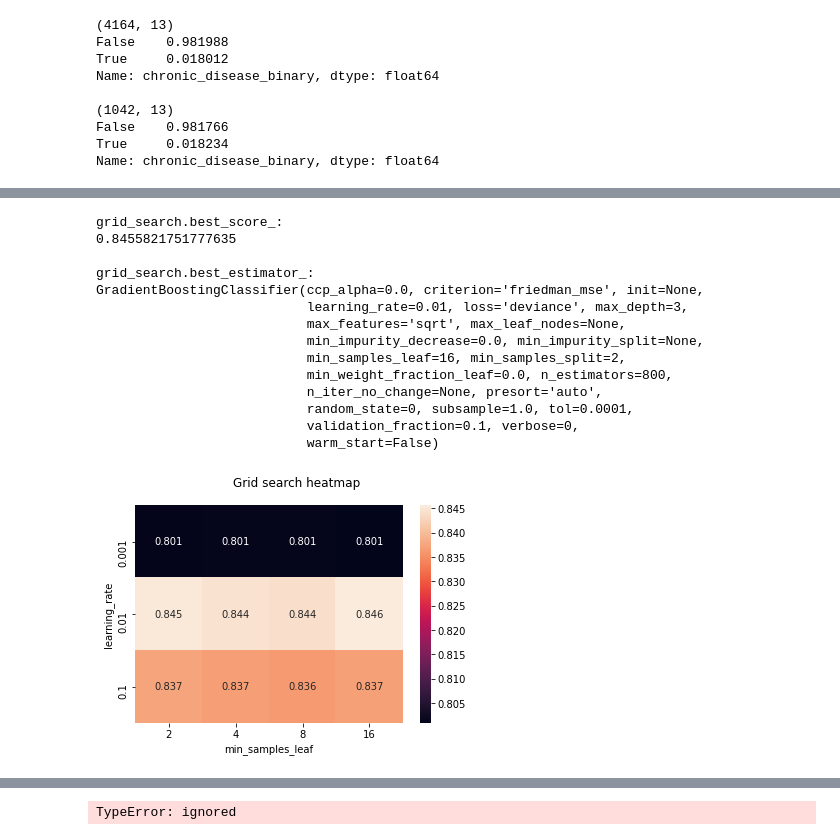
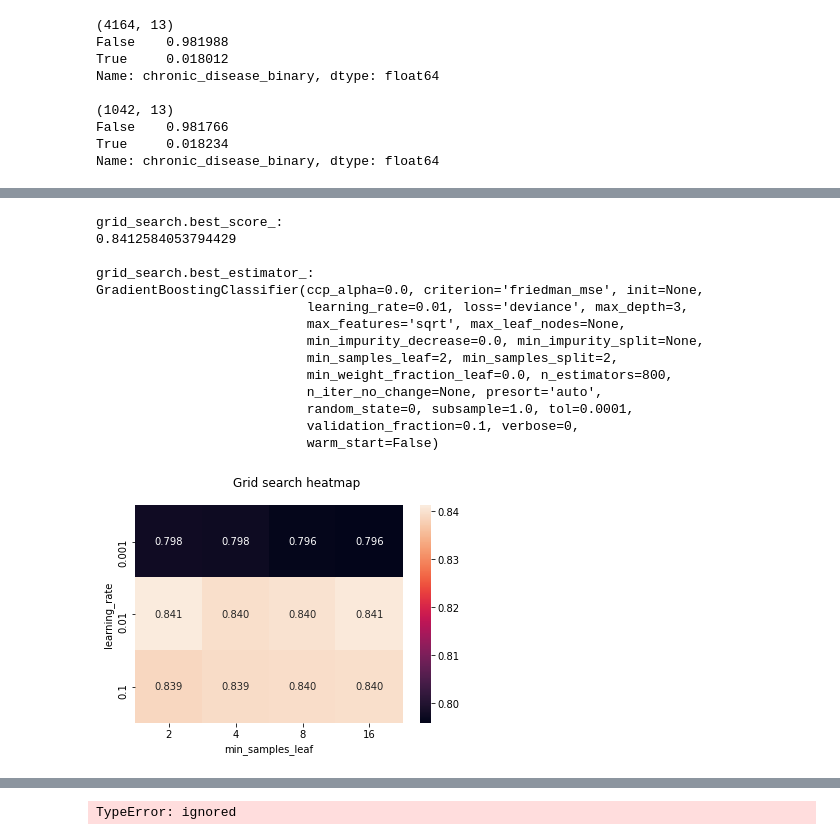
Before and after one commit to mattchap2/machine-learning, a Jupyter notebook: source-code.ipynb, the cells around one changed output, grey strips where cells are left out. Cells and saved outputs as stored; diff of their text form; code cells hidden in the pictures.

```diff
--- a/source-code.ipynb
+++ b/source-code.ipynb
@@ -1018,8 +1011,8 @@ dense_array_1hot = encoder.fit_transform(df[cat_attribs]).todense()
 columns_1hot = encoder.get_feature_names(cat_attribs)
 print('columns_1hot:', columns_1hot)
 
-df_1hot = pd.DataFrame(df_1hot, columns=columns_1hot)
-print(encoded_cat_df.head())
+df_1hot = pd.DataFrame(dense_array_1hot, columns=columns_1hot)
+print(df_1hot.head())
 # %% [output]
 columns_1hot: ['age_0-14' 'age_15-34' 'age_35-59' 'age_60-79' 'age_80+' 'sex_female'
  'sex_male']
@@ -1166,7 +1159,7 @@ clf_lr = LogisticRegression(class_weight='balanced', dual=False,
           n_jobs=1, random_state=0, tol=0.0001, verbose=0, warm_start=False)
 
 # Cross validated grid search
-gs_lr = GridSearchCV(clf_lr, grid_lr, return_train_score=True)  # note that by default, 3-fold cross validation is performed
+gs_lr = GridSearchCV(clf_lr, grid_lr, return_train_score=True, cv=4)  # note that by default, 3-fold cross validation is performed
 
 # Fit the model
 gs_lr.fit(X_train, y_train)
@@ -1217,36 +1210,32 @@ coef_:
 # %%
-# Note that for tree based classifiers like GBM,
-# we do not need to normalize or standardize the data first
-# since tree based models are not affected by a linear transformation.
-# Note that only 2 grid search parameters are demonstrated here (usually we will need to search across more parameters).
 grid_gb = {'min_samples_leaf': [2, 4, 8, 16], 'learning_rate': [0.001, 0.01, 0.1]}
 
 clf_gbm = GradientBoostingClassifier(criterion='friedman_mse',
               init=None, loss='deviance', max_features='sqrt', max_leaf_nodes=None,
               max_depth=3, min_impurity_decrease=0.0, min_impurity_split=None,
               min_samples_split=2, min_weight_fraction_leaf=0.0, n_estimators=800,
               presort='auto', random_state=0, subsample=1.0, verbose=0, warm_start=False)
 
-gs_gb = GridSearchCV(clf_gbm, grid_gb, verbose=0, return_train_score=True)  # note that by default, 3-fold cross validation is performed
+gs_gb = GridSearchCV(clf_gbm, grid_gb, verbose=0, return_train_score=True, cv=4)
 
 # Fit the model
 gs_gb.fit(X_train, y_train)
 
 # Plot
 best_score_gb, clf_gb = plot_2d_grid_search_heatmap(gs_gb, grid_gb, 'min_samples_leaf', 'learning_rate')
 # %% [output]
 grid_search.best_score_:
-0.8455821751777635
+0.8412584053794429
 
 grid_search.best_estimator_:
 GradientBoostingClassifier(ccp_alpha=0.0, criterion='friedman_mse', init=None,
                            learning_rate=0.01, loss='deviance', max_depth=3,
                            max_features='sqrt', max_leaf_nodes=None,
                            min_impurity_decrease=0.0, min_impurity_split=None,
-                           min_samples_leaf=16, min_samples_split=2,
+                           min_samples_leaf=2, min_samples_split=2,
                            min_weight_fraction_leaf=0.0, n_estimators=800,
                            n_iter_no_change=None, presort='auto',
                            random_state=0, subsample=1.0, tol=0.0001,
                            validation_fraction=0.1, verbose=0,
                            warm_start=False)
-[figure, old version]
+[figure, new version]
```
Also changed, not shown: parts of 35 cells of this notebook.
